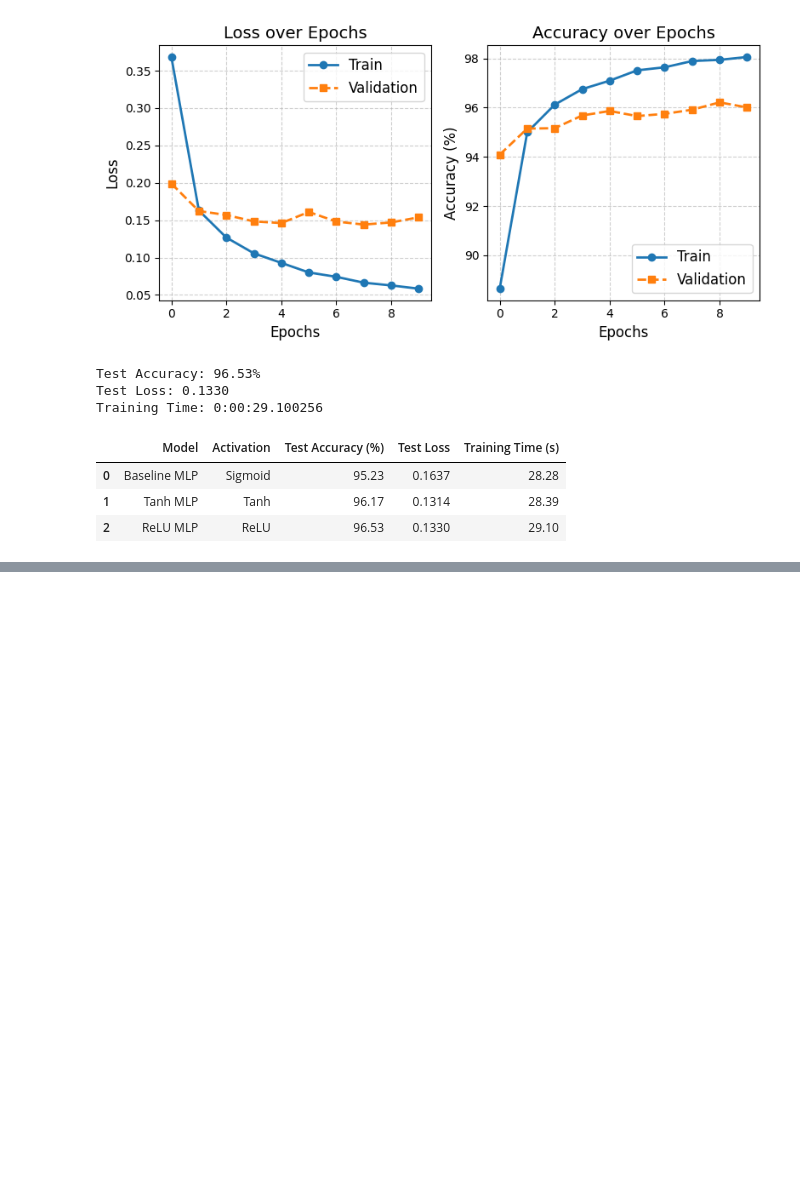
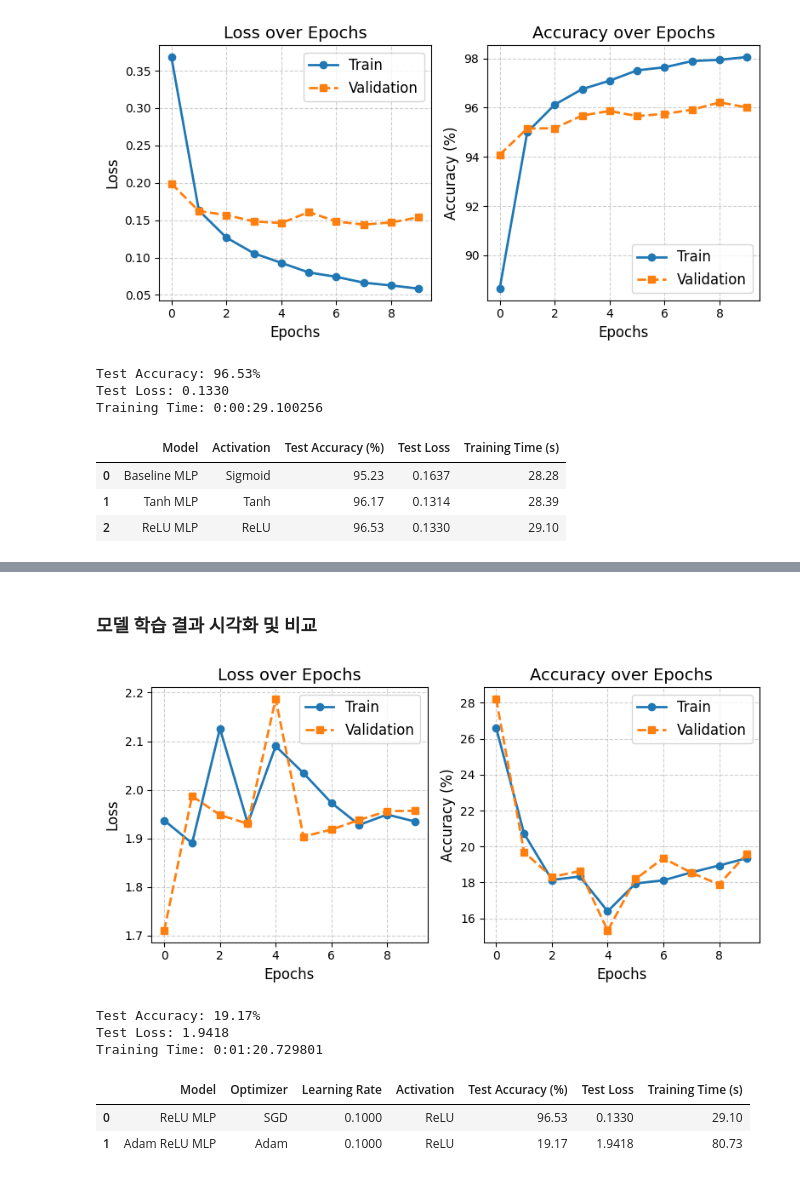
Before and after one commit to Sarang-Han/25-1-AI, a Jupyter notebook: HW1_2271064.ipynb, the cells around one changed output, grey strips where cells are left out. Drawn from its saved outputs; the diff is of its cells as text; code cells hidden in the pictures; blank space fills up the shorter version.

Commit message:
옵티마이저 수정 모델 추가

```diff
--- a/HW1_2271064.ipynb
+++ b/HW1_2271064.ipynb
@@ -873,0 +977,28 @@ Training Time: 0:00:29.100256
+# %% [markdown]
+### 모델 학습 결과 시각화 및 비교
+# %%
+# Adam 모델 학습 결과 시각화
+visualize_training_results(adam_results)
+
+# 옵티마이저에 따른 성능 비교 (SGD vs Adam - 둘 다 ReLU 사용)
+optimizer_performance_summary = {
+    'Model': [relu_results['model'], adam_results['model']],
+    'Optimizer': [relu_results['optimizer'], adam_results['optimizer']],
+    'Learning Rate': [f"{relu_results['learning_rate']:.4f}", f"{adam_results['learning_rate']:.4f}"],
+    'Activation': [relu_results['activation'], adam_results['activation']],
+    'Test Accuracy (%)': [f"{relu_results['test_acc']:.2f}", f"{adam_results['test_acc']:.2f}"],
+    'Test Loss': [f"{relu_results['test_loss']:.4f}", f"{adam_results['test_loss']:.4f}"],
+    'Training Time (s)': [f"{relu_results['training_time']:.2f}", f"{adam_results['training_time']:.2f}"]
+}
+
+# 결과 표 생성
+optimizer_summary_df = pd.DataFrame(optimizer_performance_summary)
+display(optimizer_summary_df)
+# %% [output]
+[figure, added]
+Test Accuracy: 19.17%
+Test Loss: 1.9418
+Training Time: 0:01:20.729801
+|  | Model | Optimizer | Learning Rate | Activation | Test Accuracy (%) | Test Loss | Training Time (s) |
+| 0 | ReLU MLP | SGD | 0.1000 | ReLU | 96.53 | 0.1330 | 29.10 |
+| 1 | Adam ReLU MLP | Adam | 0.1000 | ReLU | 19.17 | 1.9418 | 80.73 |
```
Also changed, not shown: parts of 6 cells of this notebook.
